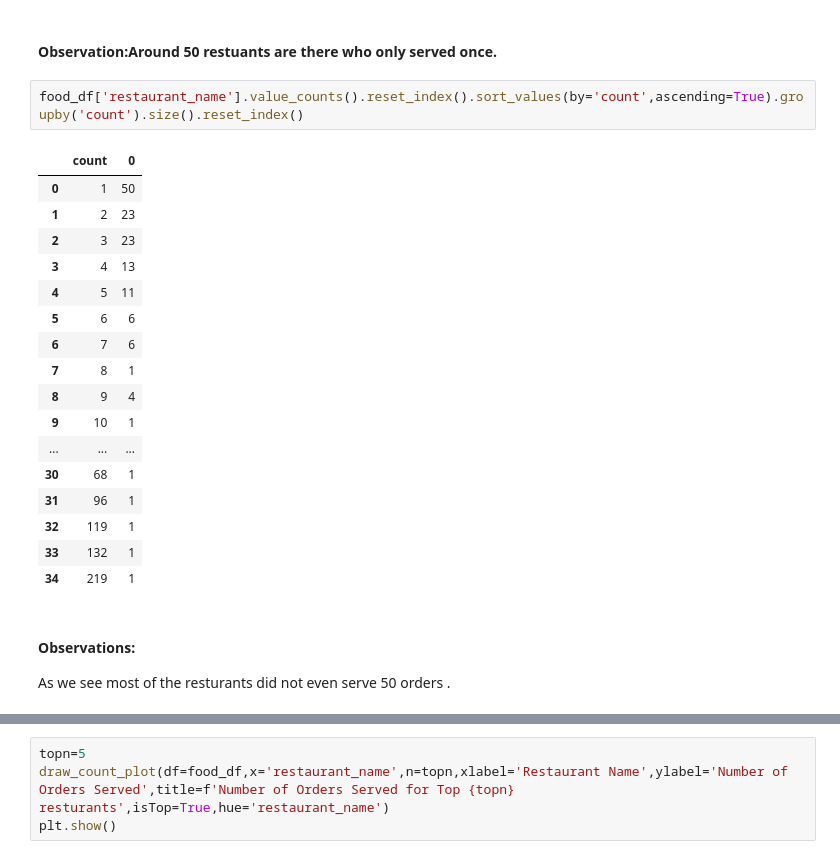
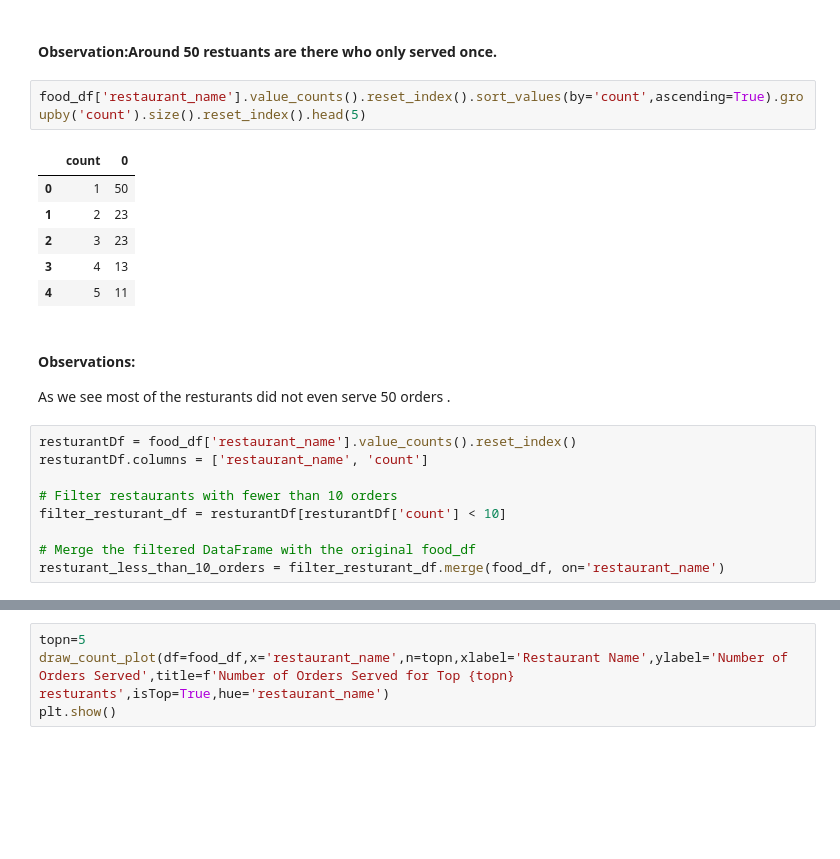
Before and after one commit to Rajesh2015/FoodHub-Data-Analysis, a Jupyter notebook: IP_Project_FoodHub_Answers_Notebook.ipynb, the cells around one changed output, grey strips where cells are left out. Drawn from its saved outputs; the diff is of its cells as text; blank space fills up the shorter version.

```diff
--- a/IP_Project_FoodHub_Answers_Notebook.ipynb
+++ b/IP_Project_FoodHub_Answers_Notebook.ipynb
@@ -478,25 +478,23 @@ dtype: int64
 # %% [markdown]
 #### Observation:Around 50 restuants are there who only served once.
 # %%
-food_df['restaurant_name'].value_counts().reset_index().sort_values(by='count',ascending=True).groupby('count').size().reset_index()
+food_df['restaurant_name'].value_counts().reset_index().sort_values(by='count',ascending=True).groupby('count').size().reset_index().head(5)
 # %% [output]
 |  | count | 0 |
 | 0 | 1 | 50 |
 | 1 | 2 | 23 |
 | 2 | 3 | 23 |
 | 3 | 4 | 13 |
 | 4 | 5 | 11 |
-| 5 | 6 | 6 |
-| 6 | 7 | 6 |
-| 7 | 8 | 1 |
-| 8 | 9 | 4 |
-| 9 | 10 | 1 |
-| ... | ... | ... |
-| 30 | 68 | 1 |
-| 31 | 96 | 1 |
-| 32 | 119 | 1 |
-| 33 | 132 | 1 |
-| 34 | 219 | 1 |
 # %% [markdown]
 #### Observations:
 As we see most of the resturants did not even serve 50 orders .
+# %%
+resturantDf = food_df['restaurant_name'].value_counts().reset_index()
+resturantDf.columns = ['restaurant_name', 'count']
+
+# Filter restaurants with fewer than 10 orders
+filter_resturant_df = resturantDf[resturantDf['count'] < 10]
+
+# Merge the filtered DataFrame with the original food_df
+resturant_less_than_10_orders = filter_resturant_df.merge(food_df, on='restaurant_name')
```
Also changed, not shown: parts of 9 cells of this notebook.
